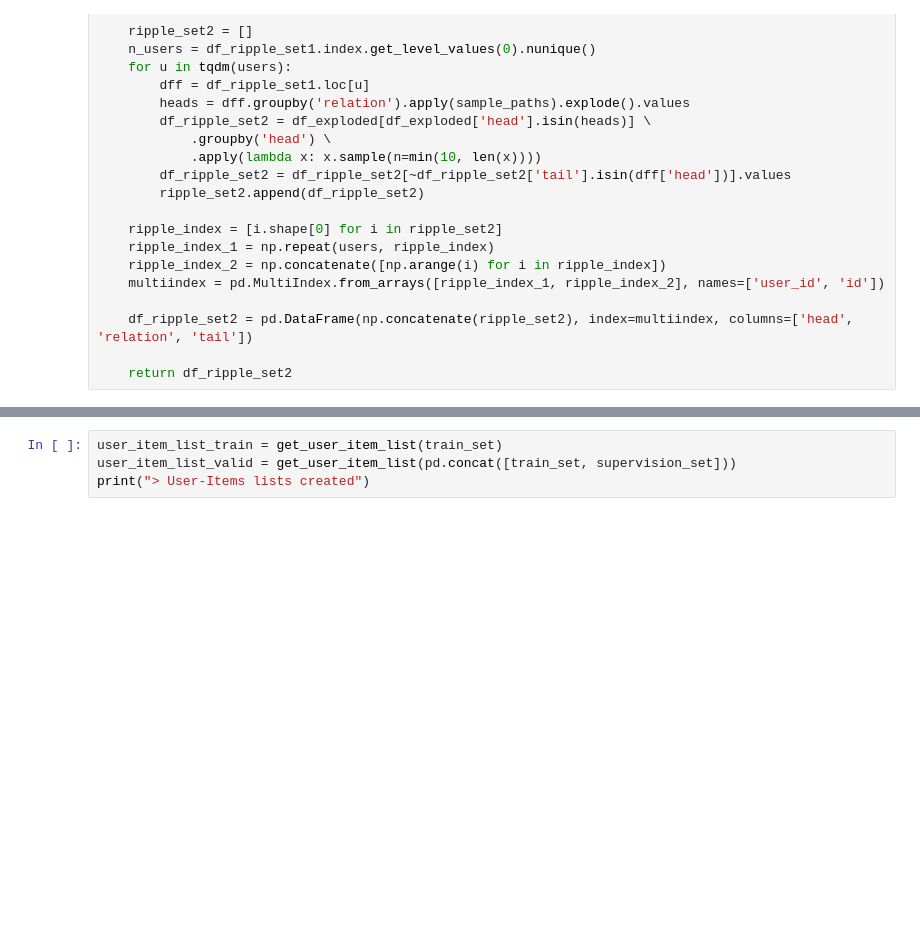
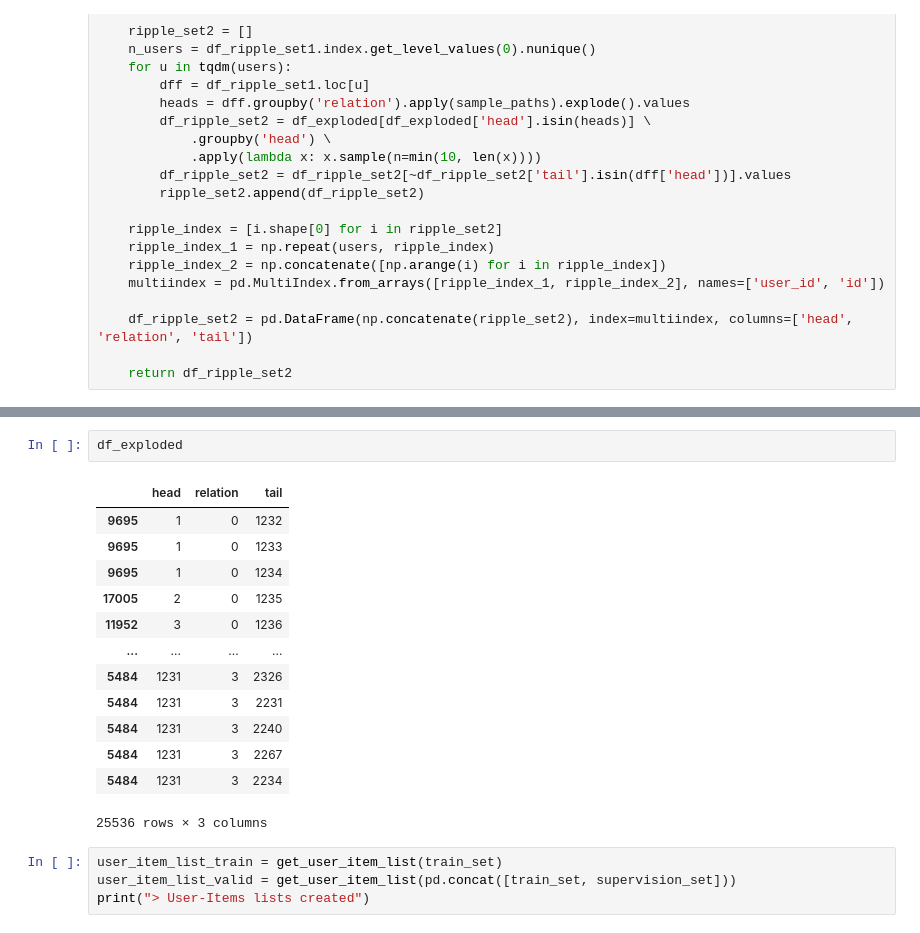
Before and after one commit to milymilek/recsys, a Jupyter notebook: notebooks/steam/train_knowledge_graph.ipynb, the cells around one changed output, grey strips where cells are left out. Drawn from its saved outputs; the diff is of its cells as text; blank space fills up the shorter version.

```diff
--- a/notebooks/steam/train_knowledge_graph.ipynb
+++ b/notebooks/steam/train_knowledge_graph.ipynb
@@ -174,3 +174,19 @@ KeyboardInterrupt
+# %%
+df_exploded
+# %% [output]
+|  | head | relation | tail |
+| 9695 | 1 | 0 | 1232 |
+| 9695 | 1 | 0 | 1233 |
+| 9695 | 1 | 0 | 1234 |
+| 17005 | 2 | 0 | 1235 |
+| 11952 | 3 | 0 | 1236 |
+| ... | ... | ... | ... |
+| 5484 | 1231 | 3 | 2326 |
+| 5484 | 1231 | 3 | 2231 |
+| 5484 | 1231 | 3 | 2240 |
+| 5484 | 1231 | 3 | 2267 |
+| 5484 | 1231 | 3 | 2234 |
+25536 rows × 3 columns
 # %%
 user_item_list_train = get_user_item_list(train_set)
 user_item_list_valid = get_user_item_list(pd.concat([train_set, supervision_set]))
```
Also changed, not shown: parts of 1 cell of this notebook, 7 other files.
